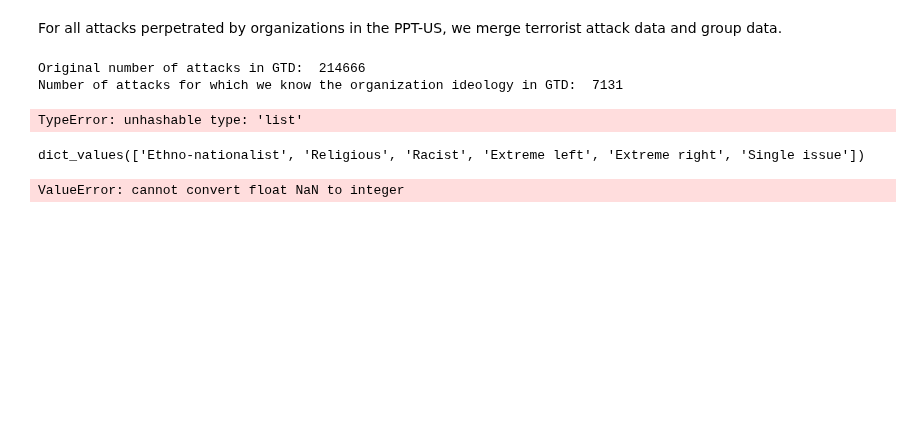
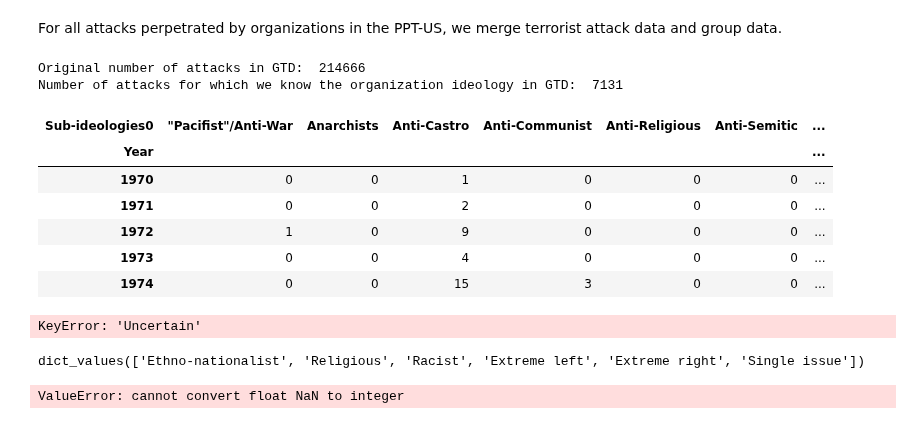
Before and after one commit to com-480-data-visualization/project-2023-yeravizard, a Jupyter notebook: scripts/ideologies.ipynb, the cells around one changed output. Cells and saved outputs as stored; diff of their text form; code cells hidden in the pictures; blank space fills up the shorter version.

```diff
--- a/scripts/ideologies.ipynb
+++ b/scripts/ideologies.ipynb
@@ -117,3 +117,18 @@ dom_table = df.groupby(['Year', 'Dominant ideology']).size().unstack(fill_value=
 # Remove uncertain column
 dom_table = dom_table.drop('Uncertain', axis=1)
 dom_table.to_csv('../data/attacks_per_ideology/dominant_ideologies.csv')
+# %%
+# take the first element of the sub ideologies list
+for i in range(8):
+    df[f'Sub-ideologies{i}'] = df['Sub-ideologies'].apply(lambda x: x[i] if len(x) > i else np.nan)
+# %%
+# count each ideology and count the attacks per year
+df.groupby(['Year', 'Sub-ideologies0']).size().unstack(fill_value=0).head()
+# %% [output]
+| Sub-ideologies0 | "Pacifist"/Anti-War | Anarchists | Anti-Castro | Anti-Communist | Anti-Religious | Anti-Semitic | ... |
+| Year |  |  |  |  |  |  | ... |
+| 1970 | 0 | 0 | 1 | 0 | 0 | 0 | ... |
+| 1971 | 0 | 0 | 2 | 0 | 0 | 0 | ... |
+| 1972 | 1 | 0 | 9 | 0 | 0 | 0 | ... |
+| 1973 | 0 | 0 | 4 | 0 | 0 | 0 | ... |
+| 1974 | 0 | 0 | 15 | 3 | 0 | 0 | ... |
@@ -134,7 +152,7 @@ for ideology in dominant_ideologies:
 
     # Create a dataframe with one column per sub-ideology
 # %% [output]
-TypeError: unhashable type: 'list'
+KeyError: 'Uncertain'
 # %%
 DOM_labels.values()
 # %% [output]
```
Also changed, not shown: parts of 1 cell of this notebook, 1 other file.
